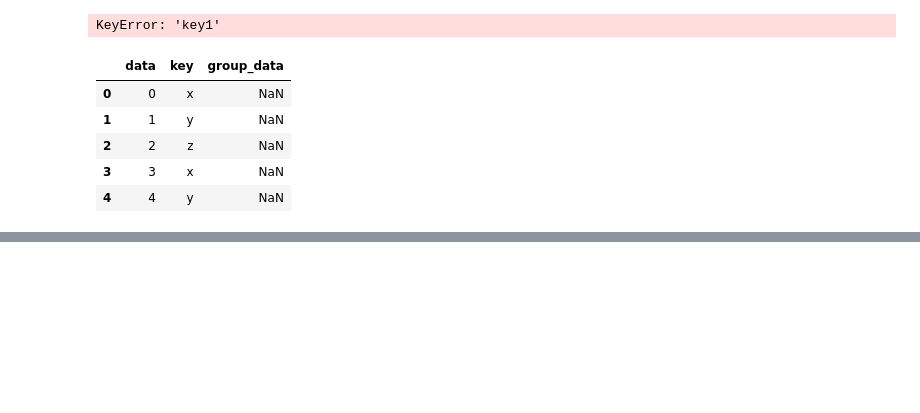
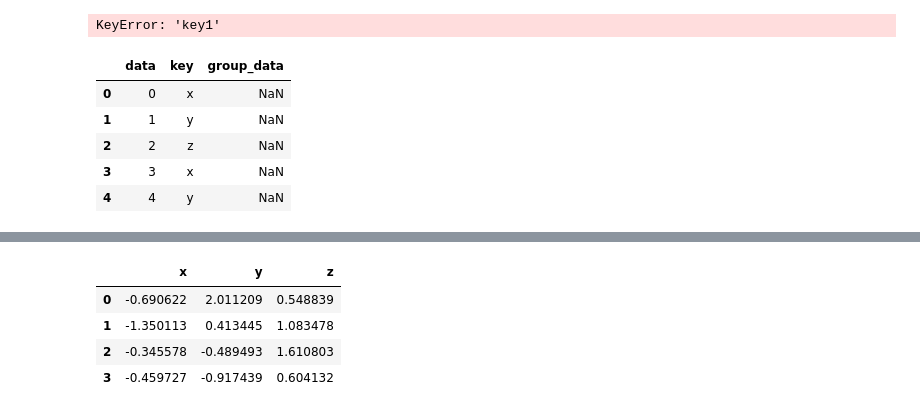
Before and after one commit to Yoshino-Morita/study-python, a Jupyter notebook: study_note.ipynb, the cells around one changed output, grey strips where cells are left out. Drawn from its saved outputs; the diff is of its cells as text; code cells hidden in the pictures; blank space fills up the shorter version.

```diff
--- a/study_note.ipynb
+++ b/study_note.ipynb
@@ -1554,0 +1605,8 @@ df_left.join(df_right)
+# %%
+dframe1
+# %% [output]
+|  | x | y | z |
+| 0 | -0.690622 | 2.011209 | 0.548839 |
+| 1 | -1.350113 | 0.413445 | 1.083478 |
+| 2 | -0.345578 | -0.489493 | 1.610803 |
+| 3 | -0.459727 | -0.917439 | 0.604132 |
```
Also changed, not shown: parts of 13 cells of this notebook.
